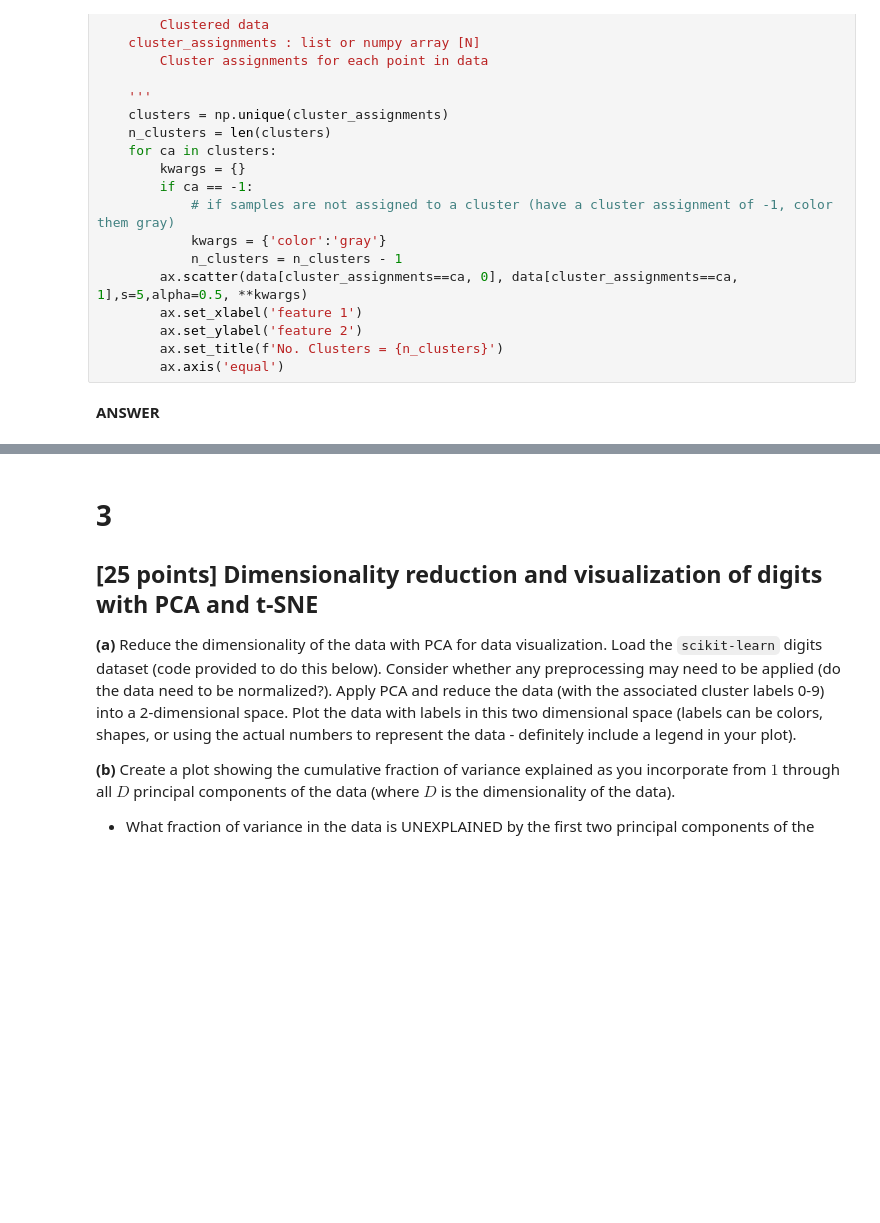
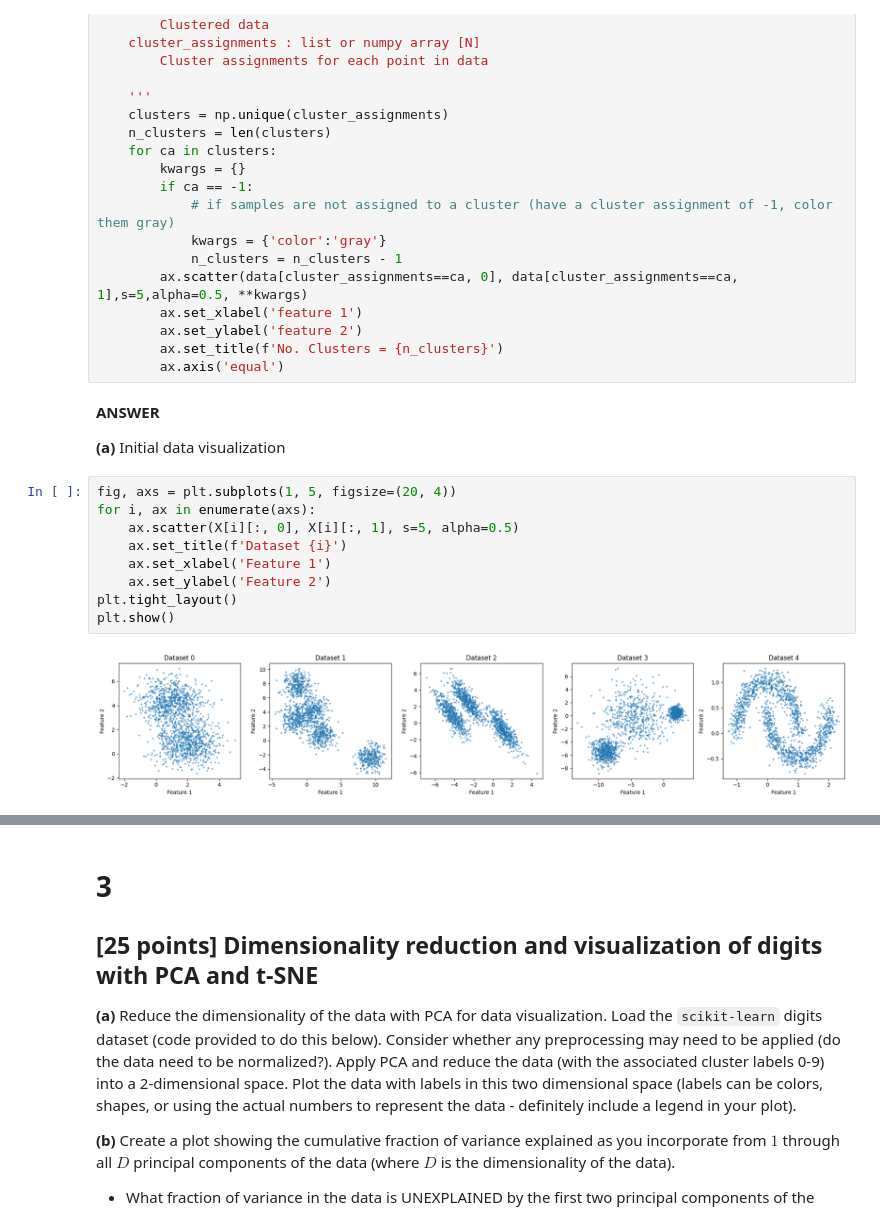
Before and after one commit to nogibjj/ML-Assignment5, a Jupyter notebook: Assignment_5.ipynb, the cells around one changed output, grey strips where cells are left out. Cells and saved outputs as stored; diff of their text form; blank space fills up the shorter version.

```diff
--- a/Assignment_5.ipynb
+++ b/Assignment_5.ipynb
@@ -196,3 +81,16 @@ def plot_cluster(ax, data, cluster_assignments):
         ax.axis('equal')
 # %% [markdown]
 **ANSWER**
+
+**(a)** Initial data visualization
+# %%
+fig, axs = plt.subplots(1, 5, figsize=(20, 4))
+for i, ax in enumerate(axs):
+    ax.scatter(X[i][:, 0], X[i][:, 1], s=5, alpha=0.5)
+    ax.set_title(f'Dataset {i}')
+    ax.set_xlabel('Feature 1')
+    ax.set_ylabel('Feature 2')
+plt.tight_layout()
+plt.show()
+# %% [output]
+[figure, added]
```
Also changed, not shown: parts of 10 cells of this notebook.
